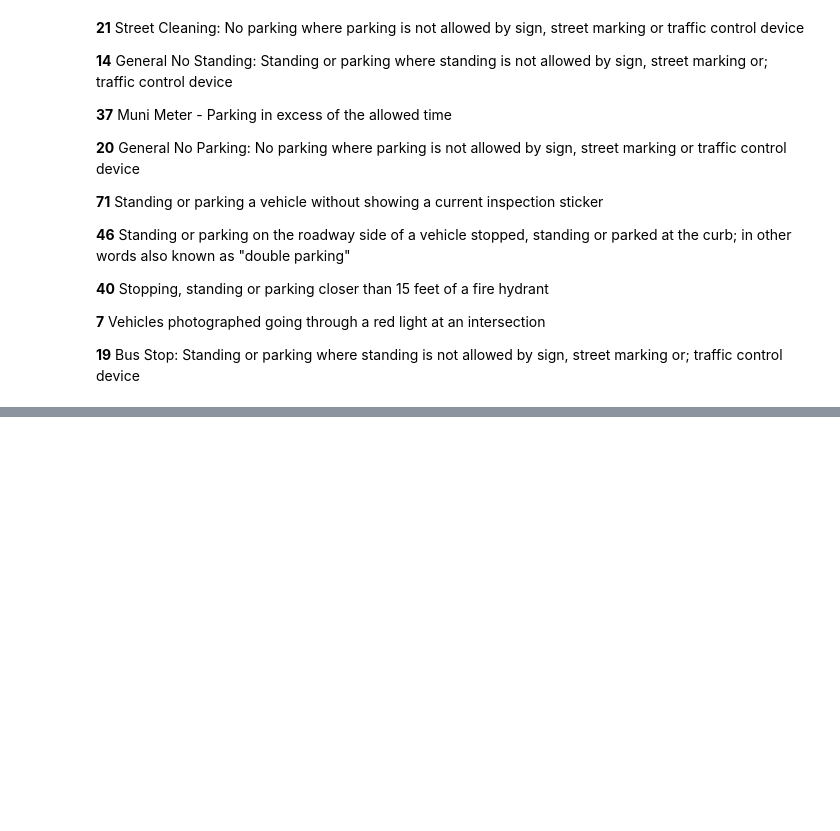
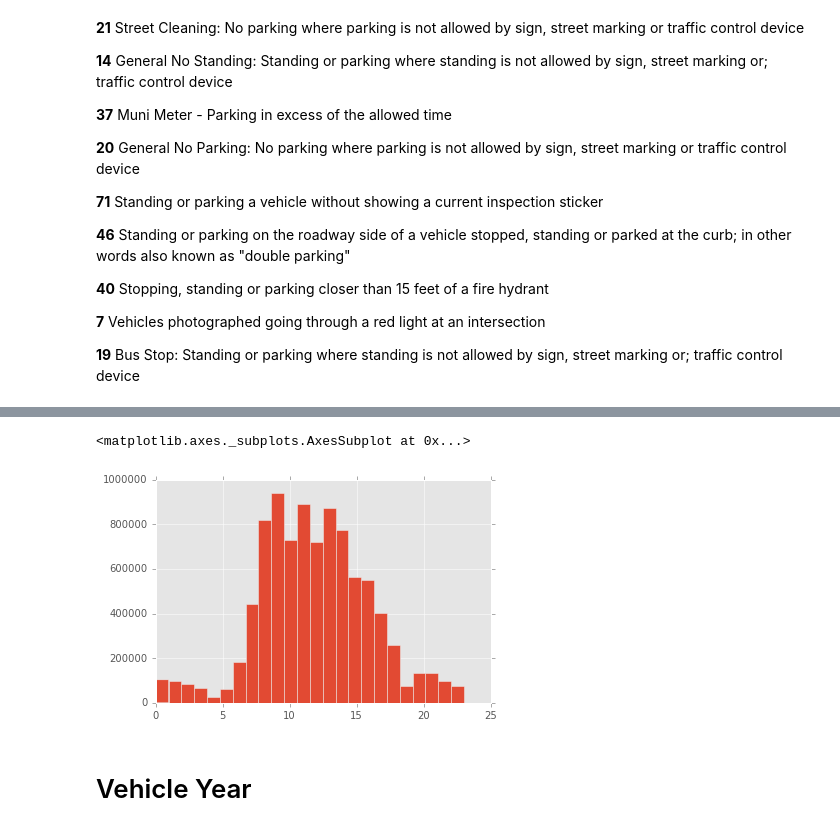
Before and after one commit to mmoyses/ds504_project3, a Jupyter notebook: exploring.ipynb, the cells around one changed output, grey strips where cells are left out. Cells and saved outputs as stored; diff of their text form; code cells hidden in the pictures; blank space fills up the shorter version.

```diff
--- a/exploring.ipynb
+++ b/exploring.ipynb
@@ -492,0 +482,23 @@ Violation codes (from http://www1.nyc.gov/site/finance/vehicles/services-violati
+# %%
+nan = float('nan')
+
+def formatTime(value):
+    try:
+        hour = int(value[:2])
+        minute = int(value[2:4])
+        period = value[4]
+        if hour > 12 or minute > 60 or not(period == 'A' or period == 'P'):
+            return nan
+        if period == 'P' and hour < 12:
+            hour += 12
+        if period == 'A' and hour == 12:
+            hour = 0
+        return hour
+    except TypeError:
+        return nan
+    except ValueError:
+        return nan
+    except IndexError:
+        return nan
+
+data['hours'] = data['Violation Time'].apply(formatTime)
@@ -492,0 +525,7 @@ Violation codes (from http://www1.nyc.gov/site/finance/vehicles/services-violati
+# %%
+data.hours.hist(bins=24)
+# %% [output]
+<matplotlib.axes._subplots.AxesSubplot at 0x...>
+[figure, added]
+# %% [markdown]
+# Vehicle Year
```
Also changed, not shown: parts of 18 cells of this notebook, 2 other files.
